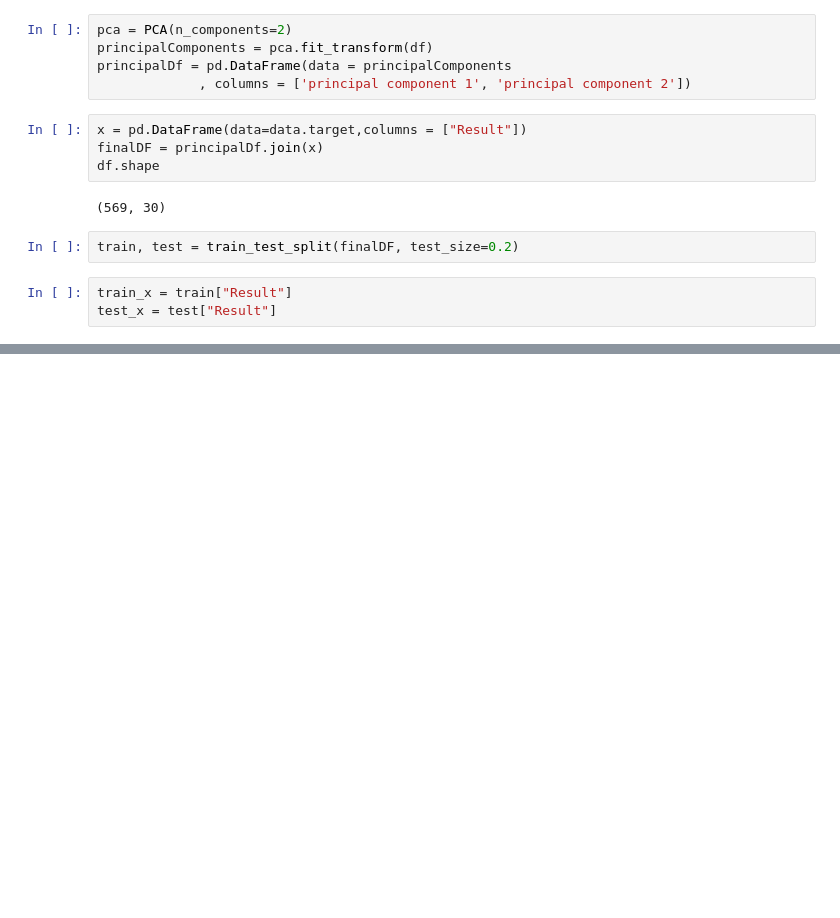
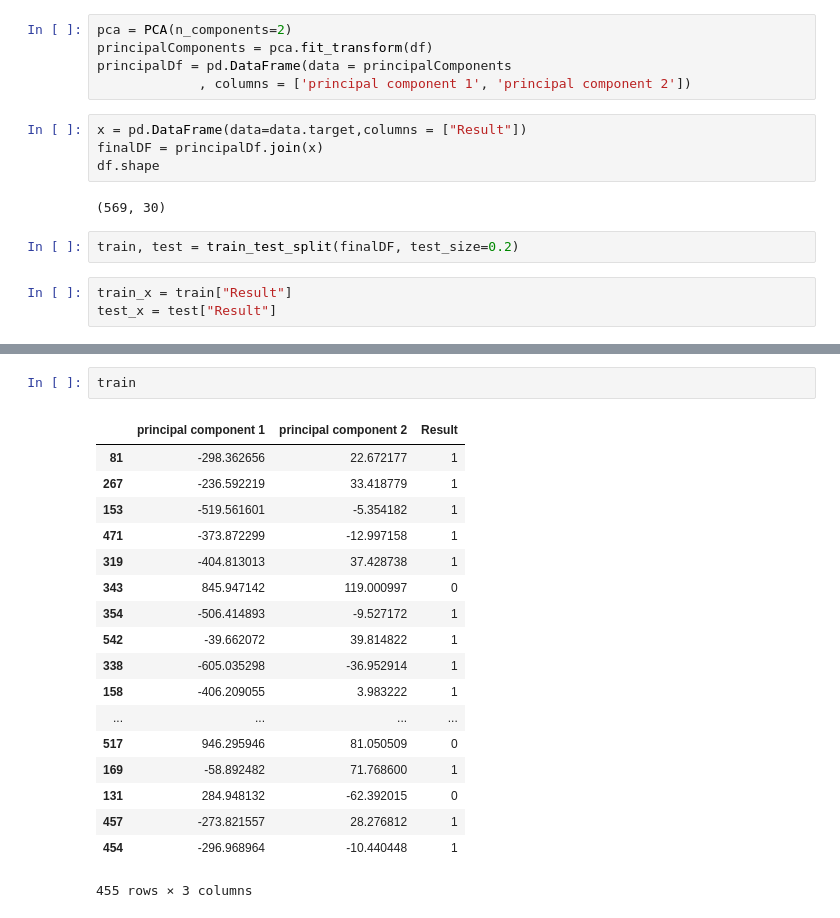
Before and after one commit to apoorva-sh/zodiac-experiments, a Jupyter notebook: experiments.ipynb, the cells around one changed output, grey strips where cells are left out. Saved outputs shown, nothing was run; the diff lists cells and outputs as text; blank space fills up the shorter version.

```diff
--- a/experiments.ipynb
+++ b/experiments.ipynb
@@ -67,0 +68,21 @@ ax.grid()
+# %%
+train
+# %% [output]
+|  | principal component 1 | principal component 2 | Result |
+| 81 | -298.362656 | 22.672177 | 1 |
+| 267 | -236.592219 | 33.418779 | 1 |
+| 153 | -519.561601 | -5.354182 | 1 |
+| 471 | -373.872299 | -12.997158 | 1 |
+| 319 | -404.813013 | 37.428738 | 1 |
+| 343 | 845.947142 | 119.000997 | 0 |
+| 354 | -506.414893 | -9.527172 | 1 |
+| 542 | -39.662072 | 39.814822 | 1 |
+| 338 | -605.035298 | -36.952914 | 1 |
+| 158 | -406.209055 | 3.983222 | 1 |
+| ... | ... | ... | ... |
+| 517 | 946.295946 | 81.050509 | 0 |
+| 169 | -58.892482 | 71.768600 | 1 |
+| 131 | 284.948132 | -62.392015 | 0 |
+| 457 | -273.821557 | 28.276812 | 1 |
+| 454 | -296.968964 | -10.440448 | 1 |
+455 rows × 3 columns
```
Also changed, not shown: parts of 24 cells of this notebook.
